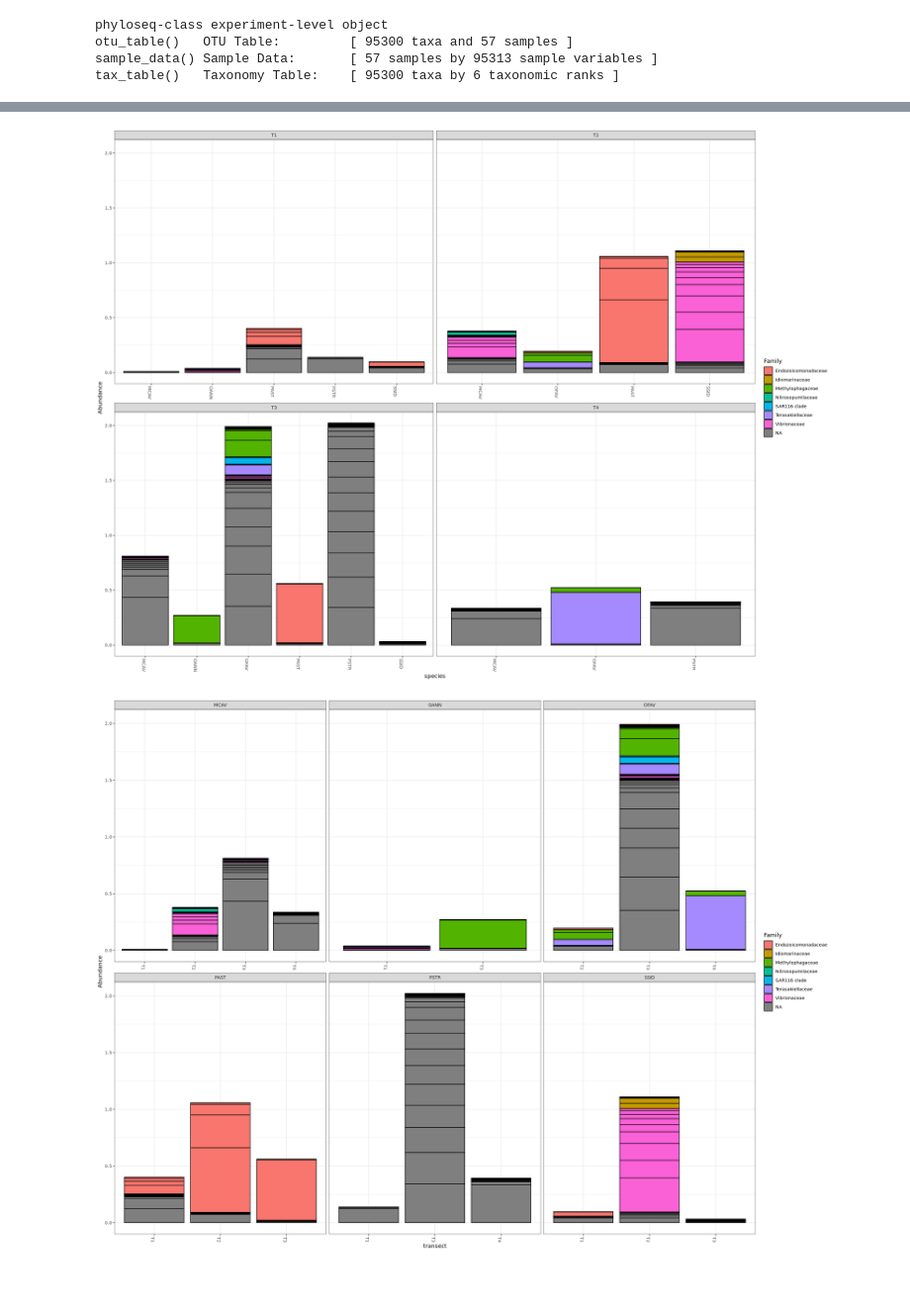
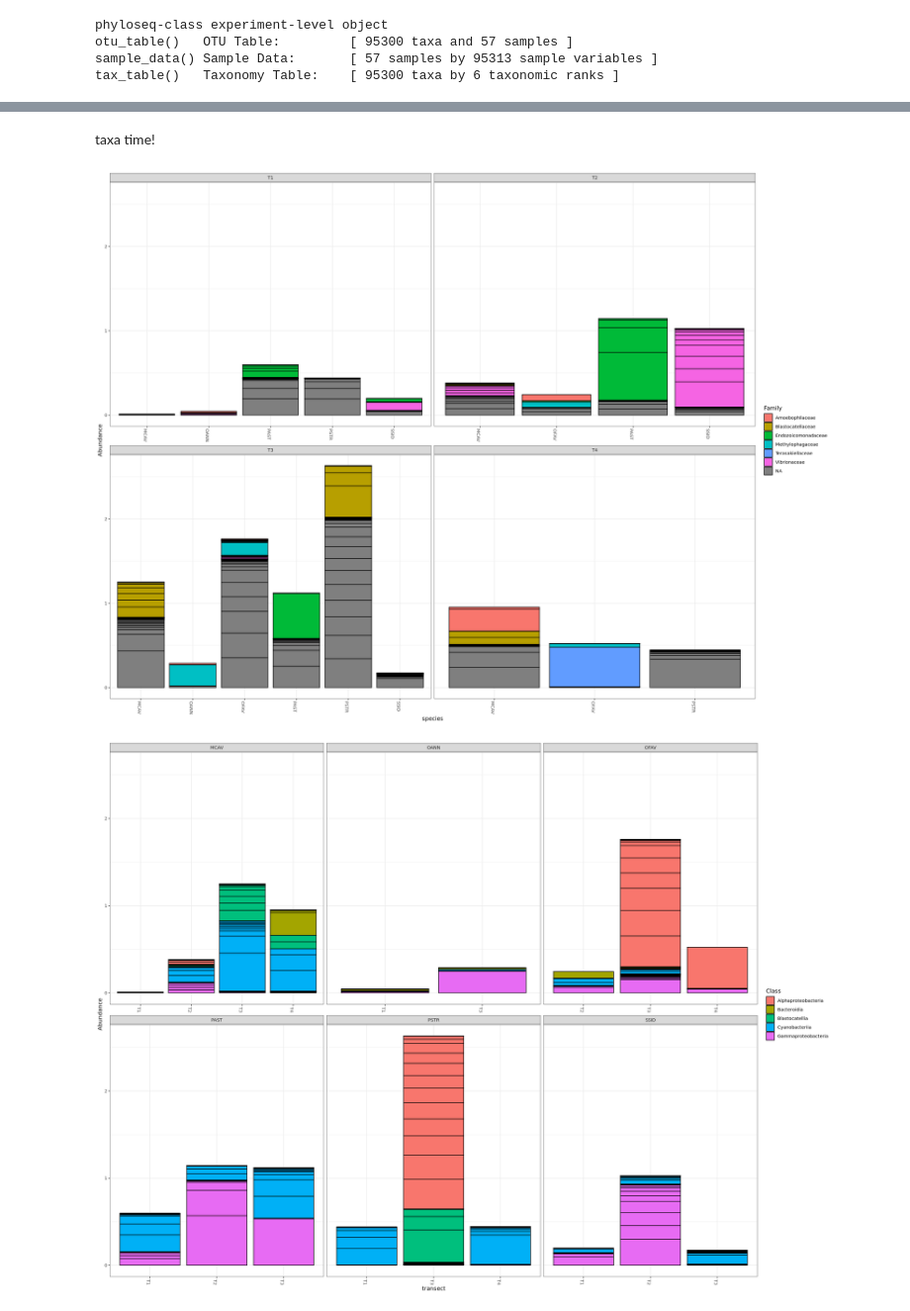
Before and after one commit to cdesouza02/BEL_16S_output, a Jupyter notebook: 10Kphyloseq.ipynb, the cells around one changed output, grey strips where cells are left out. Shown at 99% size. Cells and saved outputs as stored; diff of their text form; code cells hidden in the pictures; blank space fills up the shorter version.

```diff
--- a/10Kphyloseq.ipynb
+++ b/10Kphyloseq.ipynb
@@ -325,0 +326,7 @@ write.csv(as.data.frame(otu_table(ps)), "/work/pi_sarah_gignouxwolfsohn_uml_edu/
+# %%
+#renaming the taxa to a short string while maintaining full dna seq in the background
+dna <- Biostrings::DNAStringSet(taxa_names(ps_norm))
+names(dna) <- taxa_names(ps_norm)
+ps_norm <- merge_phyloseq(ps_norm, dna)
+taxa_names(ps_norm) <- paste0("ASV", seq(ntaxa(ps_norm)))
+ps_norm
@@ -343,4 +358,0 @@ plot_richness(ps, x="transect", measures=c("Shannon", "Simpson"), color="species
-# %%
-# Transform data to proportions as appropriate for Bray-Curtis distances
-ps.prop <- transform_sample_counts(ps, function(otu) otu/sum(otu))
-ord.nmds.bray <- ordinate(ps.prop, method="NMDS", distance="bray")
@@ -369,0 +359,2 @@ p+ geom_point(size=5)
+# %%
+ps_norm.ord <- ordinate(ps_norm, "NMDS", "bray", trymax=1000)
@@ -375,14 +464,16 @@ p+ geom_point(size=5)
+# %% [markdown]
+taxa time!
 # %%
-top20 <- names(sort(taxa_sums(ps), decreasing=TRUE))[1:20]
-ps.top20 <- transform_sample_counts(ps, function(OTU) OTU/sum(OTU))
+top20 <- names(sort(taxa_sums(ps_norm), decreasing=TRUE))[1:20]
+ps.top20 <- transform_sample_counts(ps_norm, function(OTU) OTU/sum(OTU))
 ps.top20 <- prune_taxa(top20, ps.top20)
 plot_bar(ps.top20, x="species", fill="Family") + facet_wrap(~transect, scales="free_x")
 # %% [output]
-[figure, old version]
+[figure, new version]
 # %%
-top20 <- names(sort(taxa_sums(ps), decreasing=TRUE))[1:20]
-ps.top20 <- transform_sample_counts(ps, function(OTU) OTU/sum(OTU))
+top20 <- names(sort(taxa_sums(ps_norm), decreasing=TRUE))[1:20]
+ps.top20 <- transform_sample_counts(ps_norm, function(OTU) OTU/sum(OTU))
 ps.top20 <- prune_taxa(top20, ps.top20)
-plot_bar(ps.top20, x="transect", fill="Family") + facet_wrap(~species, scales="free_x")
+plot_bar(ps.top20, x="transect", fill="Class") + facet_wrap(~species, scales="free_x")
 # %% [output]
-[figure, old version]
+[figure, new version]
```
Also changed, not shown: parts of 34 cells of this notebook.
